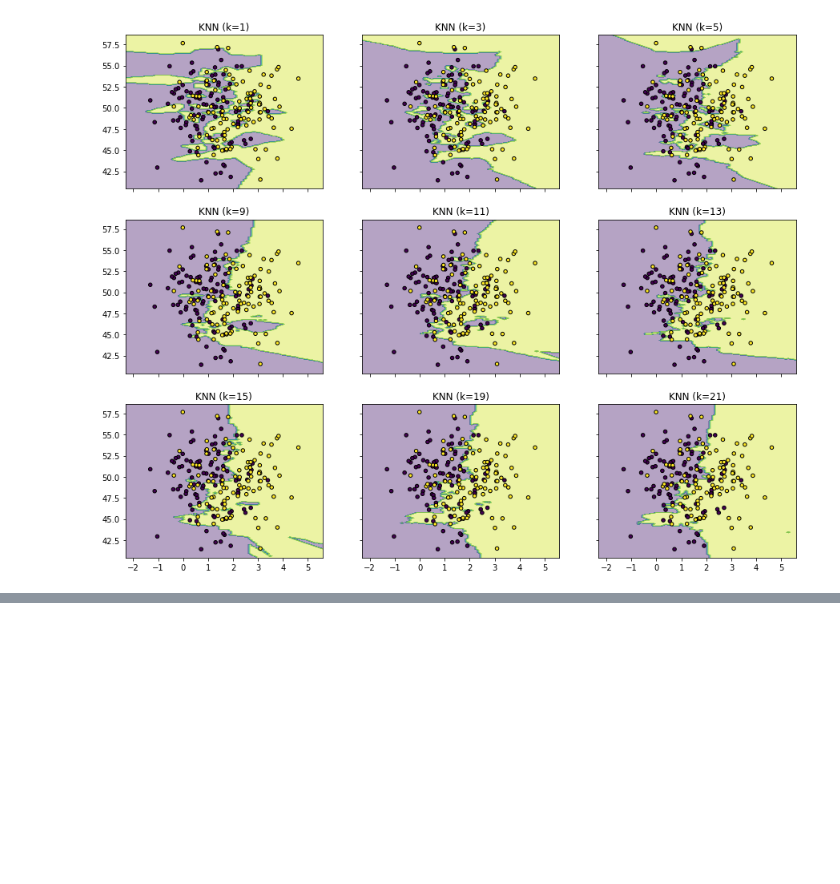
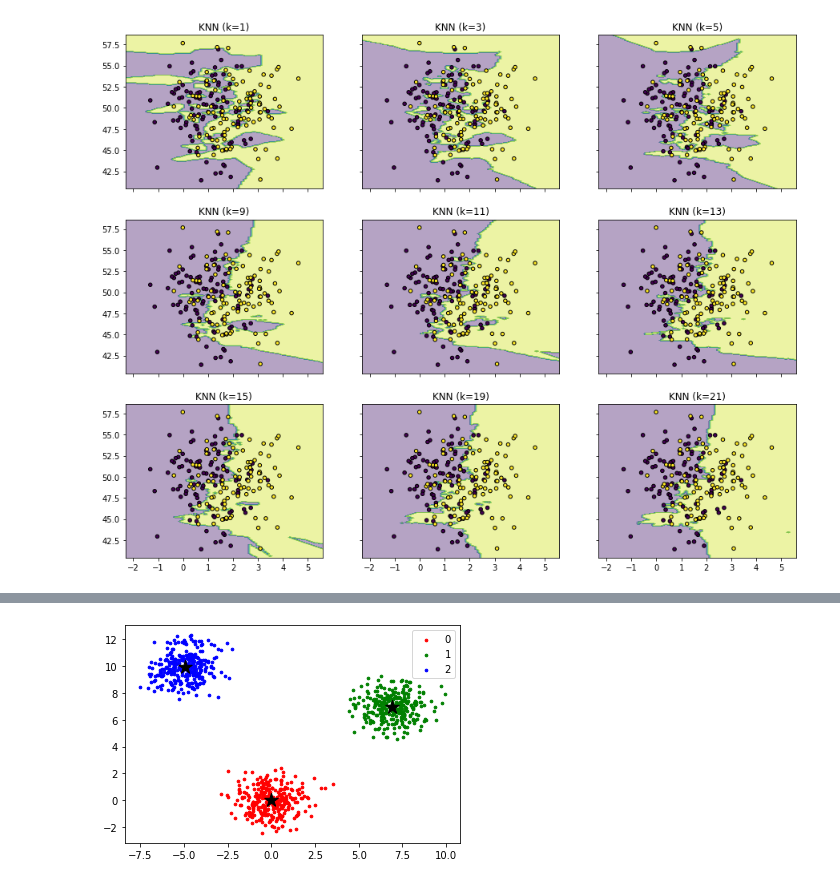
Before and after one commit to yeb2Binfang/ECE-GY-9163-ML-cyber, a Jupyter notebook: Lab/KNN_Kmeans.ipynb, the cells around one changed output, grey strips where cells are left out. Cells and saved outputs as stored; diff of their text form; code cells hidden in the pictures; blank space fills up the shorter version.

```diff
--- a/Lab/KNN_Kmeans.ipynb
+++ b/Lab/KNN_Kmeans.ipynb
@@ -202,0 +279,10 @@ K-means 算法的过程
+# %%
+color = ['r', 'g', 'b']
+for i in range(3):
+  points = np.array([X[j] for j in range(len(X)) if clusters[j]==i])
+  plt.scatter(points[:,0], points[:,1], s=7, c= color[i], label=str(i))
+plt.scatter(centroids[:, 0],centroids[:, 1], marker='*', s= 200, c='black')
+plt.legend()
+plt.show()
+# %% [output]
+[figure, added]
```
Also changed, not shown: parts of 10 cells of this notebook.
